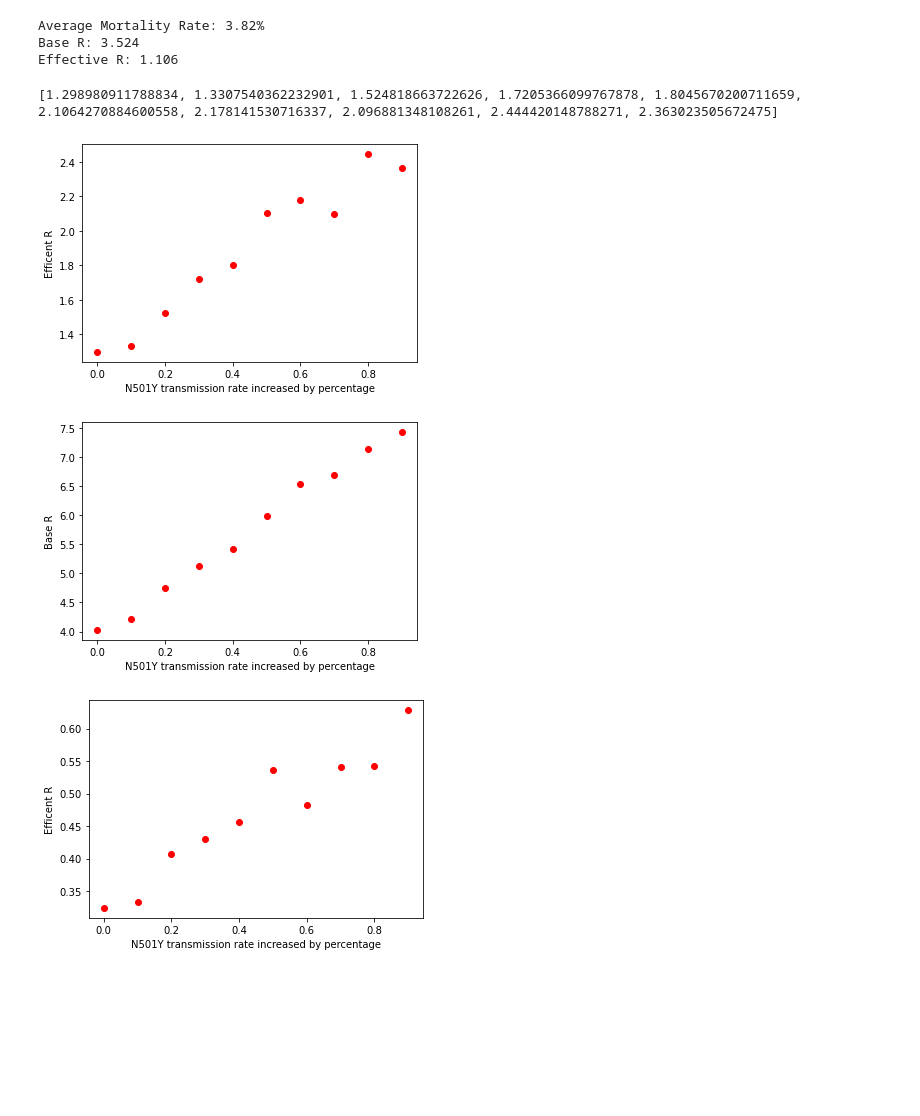
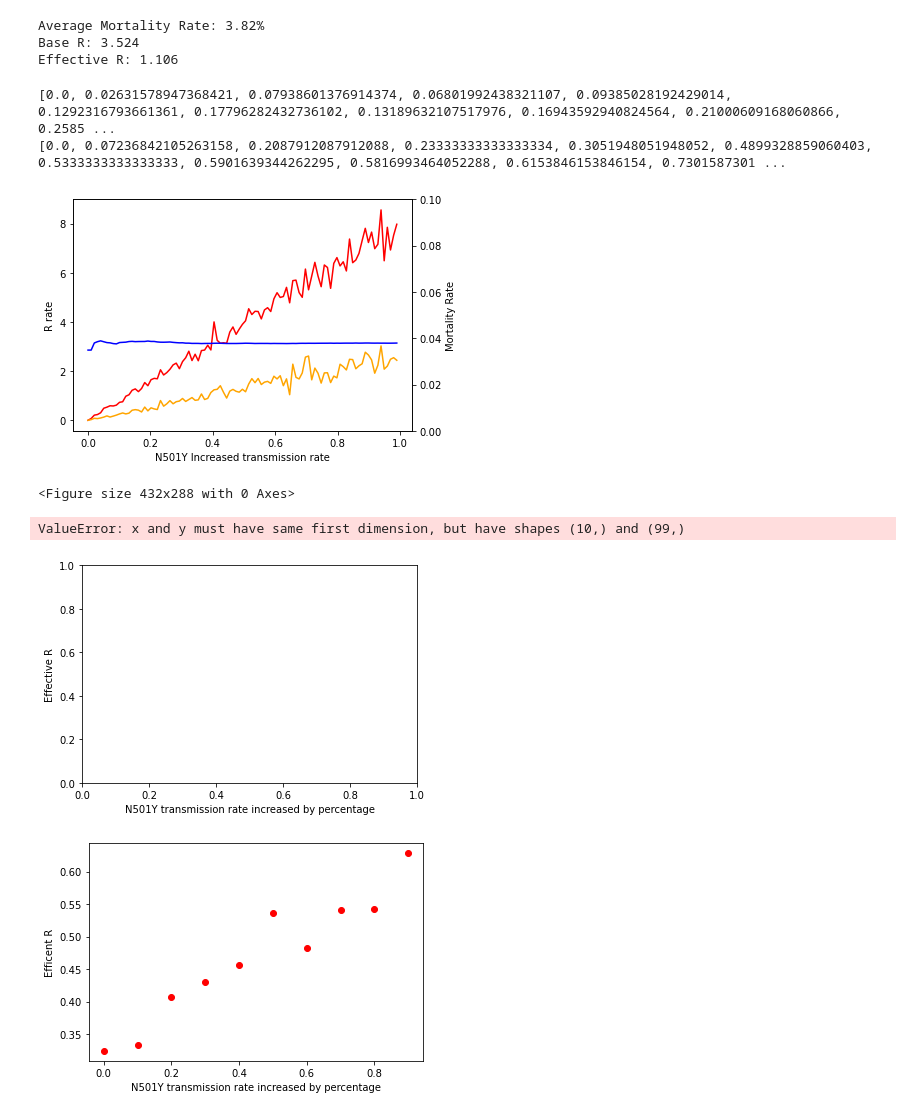
Before and after one commit to ashwinahuja/HowQuicklyCanWeGetBackToThePub, a Jupyter notebook: tti/notebooks/Testing Notebook.ipynb, the cells around one changed output. Cells and saved outputs as stored; diff of their text form; code cells hidden in the pictures; blank space fills up the shorter version.

Commit message:
mortality rate

```diff
--- a/tti/notebooks/Testing Notebook.ipynb
+++ b/tti/notebooks/Testing Notebook.ipynb
@@ -103,11 +103,13 @@ Effective R: 1.106
 
 #new_variant = [1, 1.25, 1.5, 1.75, 2]
 new_variant = [1, 1.1, 1.2, 1.3, 1.4, 1.5, 1.6, 1.7, 1.8, 1.9]
-n_seperate_starting_cases = 1000
+n_seperate_starting_cases = 100
 n_repetitions = 10
 
-efficent_R_values = list()
+effective_R_rates = list()
 base_R_values = list()
+death_rates = []
+av_mortality_rates = []
 
 def find_R(variant, dose, vaccine, vaccine_efficacy):
     R_values = list()
@@ -118,7 +120,7 @@ def find_R(variant, dose, vaccine, vaccine_efficacy):
                            other_sar=contacts_config.get("other_sar") * variant,
                            period=10, asymp_factor=0.5)
 
-    for i in tqdm(range(n_seperate_starting_cases)):
+    for i in range(n_seperate_starting_cases):
         old_probs = []
         for i in range(n_repetitions):
             case = simulate_case(rng, p_for_categories_continued=old_probs, **case_config)
@@ -126,35 +128,63 @@ def find_R(variant, dose, vaccine, vaccine_efficacy):
             (contacts, old_probs, death_rate) = simulate_contacts(case, dose, vaccine, vaccine_efficacy, **contacts_config)
             res = tti_model(case, contacts, case_factors)
             R_values.append(res)
+            death_rates.append(death_rate)
 
     results_list = pd.DataFrame(R_values).mean(0).loc[to_show]
-    efficent_R_values.append(results_list.get("Effective R"))
+    effective_R_rates.append(results_list.get("Effective R"))
     base_R_values.append(results_list.get("Base R"))
+    relevant_death_rate_sum = sum(n for n in death_rates if n != -1)
+    relevant_death_rate_count = sum(1 for n in death_rates if n != -1)
+
+    if(relevant_death_rate_count == 0):
+        dr = 0
+    else:
+        dr = relevant_death_rate_sum / relevant_death_rate_count
+    av_mortality_rates.append(dr)
+
 
 
 
     # New variant effects on R
-for i in new_variant:
+for i in tqdm(np.linspace(0,1.99,99)):
     find_R(i, False, 'none', None)
 
-print(efficent_R_values)
+print(effective_R_rates)
+print(base_R_values)
 # %% [output]
-[1.298980911788834, 1.3307540362232901, 1.524818663722626, 1.7205366099767878, 1.8045670200711659, 2.1064270884600558, 2.178141530716337, 2.096881348108261, 2.444420148788271, 2.363023505672475]
+[0.0, 0.02631578947368421, 0.07938601376914374, 0.06801992438321107, 0.09385028192429014, 0.1292316793661361, 0.17796282432736102, 0.13189632107517976, 0.16943592940824564, 0.21000609168060866, 0.2585 ...
+[0.0, 0.07236842105263158, 0.2087912087912088, 0.23333333333333334, 0.3051948051948052, 0.4899328859060403, 0.5333333333333333, 0.5901639344262295, 0.5816993464052288, 0.6153846153846154, 0.7301587301 ...
+# %%
+fig, ax = plt.subplots()
+ax.plot(np.linspace(0,.99,99), base_R_values, color = "red", label="Base R Rates")
+ax.plot(np.linspace(0,.99,99), effective_R_rates, color = "orange", label="Effective R Rates")
+ax.set_xlabel("N501Y Increased transmission rate")
+ax.set_ylabel("R rate")
+ax2 = ax.twinx()
+ax2.set_ylabel("Mortality Rate")
+ax2.plot(np.linspace(0,.99,99), av_mortality_rates, color = "blue", label="Mortality Rates")
+ax2.set_ylim(0, 0.1)
+fig.tight_layout()
+plt.figure()
+plt.show()
+# %% [output]
+[figure, added]
+<Figure size 432x288 with 0 Axes>
 # %%
-plt.ylabel('Efficent R')
+plt.ylabel('Effective R')
 plt.xlabel('N501Y transmission rate increased by percentage')
 label_variant = [n - 1 for n in new_variant]
-plt.plot(label_variant, efficent_R_values , 'ro')
+plt.plot(label_variant, effective_R_rates , 'ro')
 plt.show()
 
 plt.ylabel('Base R')
 plt.xlabel('N501Y transmission rate increased by percentage')
 label_variant = [n - 1 for n in new_variant]
 plt.plot(label_variant, base_R_values , 'ro')
 plt.show()
 # %% [output]
+ValueError: x and y must have same first dimension, but have shapes (10,) and (99,)
-[figure, old version]
+[figure, new version]
-[figure, removed]
 # %%
 # New variant effects on R if vaccination is taken into account
 # Double dose can be true of false
```
Also changed, not shown: parts of 1 cell of this notebook, 1 other file.
